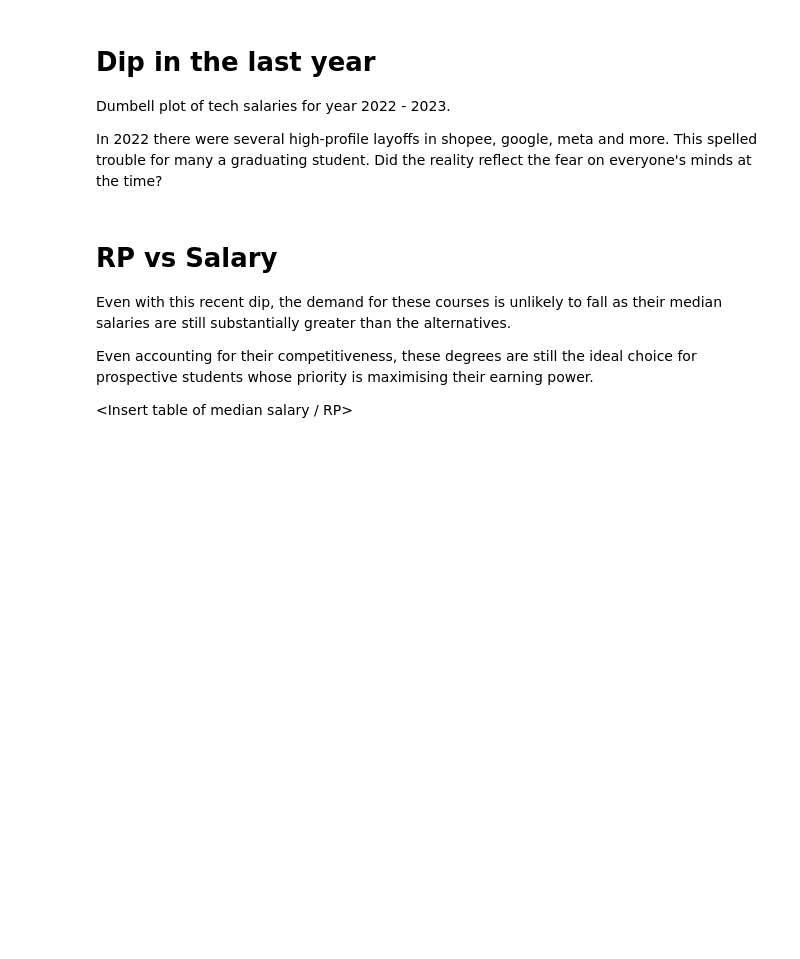
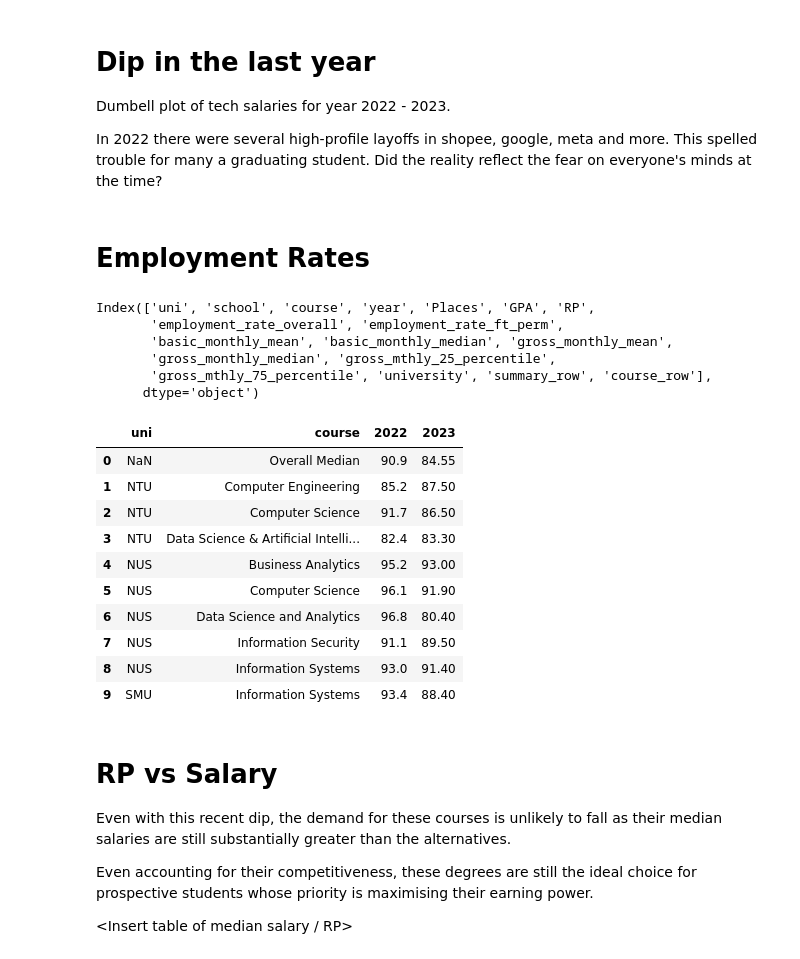
Before and after one commit to Lerac1275/admis_GES, a Jupyter notebook: notebooks/vizzes/graphing.ipynb, the cells around one changed output. Cells and saved outputs as stored; diff of their text form; code cells hidden in the pictures; blank space fills up the shorter version.

```diff
--- a/notebooks/vizzes/graphing.ipynb
+++ b/notebooks/vizzes/graphing.ipynb
@@ -400,6 +494,52 @@ fig.update_layout(
 
 # Show the figure
 fig.show()
+# %% [markdown]
+# Employment Rates
+# %%
+orig_df.columns
+# %% [output]
+Index(['uni', 'school', 'course', 'year', 'Places', 'GPA', 'RP',
+       'employment_rate_overall', 'employment_rate_ft_perm',
+       'basic_monthly_mean', 'basic_monthly_median', 'gross_monthly_mean',
+       'gross_monthly_median', 'gross_mthly_25_percentile',
+       'gross_mthly_75_percentile', 'university', 'summary_row', 'course_row'],
+      dtype='object')
+# %%
+# Generate the table of employment rates between 2022 and 2023 for tech-related degrees
+df = orig_df.copy()
+df['is_tech_degree'] = df.apply(lambda x: 1 if x['course'] in tech_degrees.get(x['uni'], []) else 0, axis=1)
+
+
+tech_employment = df.loc[(df.is_tech_degree==1)
+                         & (df.summary_row==0)
+                         & (df.year.between(2022, 2023))
+                         , ['year', 'uni', 'course', 'employment_rate_ft_perm']]
+# Keep the overall median too
+overall_rows = df.loc[(df.year.between(2022, 2023))
+                      & (df.course=='Overall Median')
+                      , ['year', 'uni', 'course', 'employment_rate_ft_perm']]
+# Append
+tech_employment = pd.concat([tech_employment, overall_rows], ignore_index=True)
+tech_employment = tech_employment.pivot(index=['uni', 'course'], columns=['year'], values=['employment_rate_ft_perm'])
+# collapse column index
+tech_employment.columns = tech_employment.columns.get_level_values(1)
+tech_employment.columns.name=None
+tech_employment=tech_employment.reset_index()
+# %%
+tech_employment
+# %% [output]
+|  | uni | course | 2022 | 2023 |
+| 0 | NaN | Overall Median | 90.9 | 84.55 |
+| 1 | NTU | Computer Engineering | 85.2 | 87.50 |
+| 2 | NTU | Computer Science | 91.7 | 86.50 |
+| 3 | NTU | Data Science & Artificial Intelli... | 82.4 | 83.30 |
+| 4 | NUS | Business Analytics | 95.2 | 93.00 |
+| 5 | NUS | Computer Science | 96.1 | 91.90 |
+| 6 | NUS | Data Science and Analytics | 96.8 | 80.40 |
+| 7 | NUS | Information Security | 91.1 | 89.50 |
+| 8 | NUS | Information Systems | 93.0 | 91.40 |
+| 9 | SMU | Information Systems | 93.4 | 88.40 |
 # %% [markdown]
 # RP vs Salary
 
```
Also changed, not shown: parts of 8 cells of this notebook, 3 other files.
